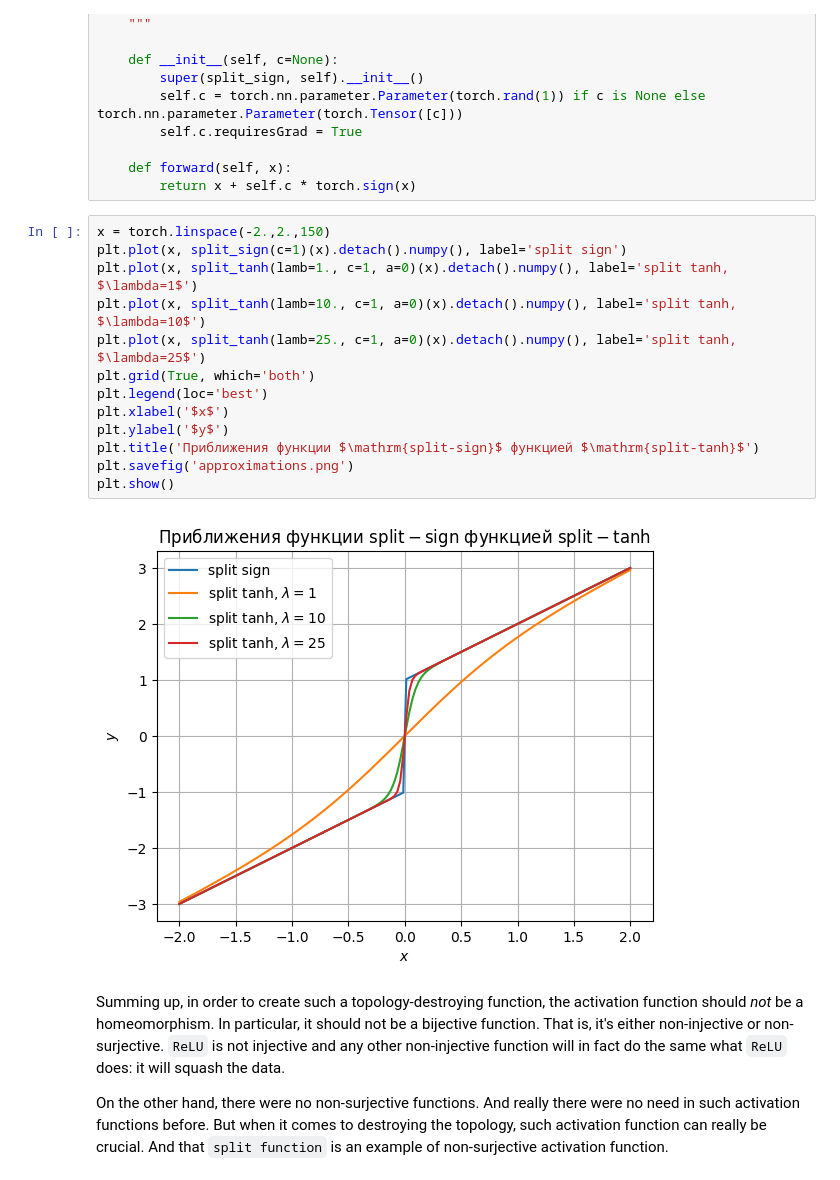
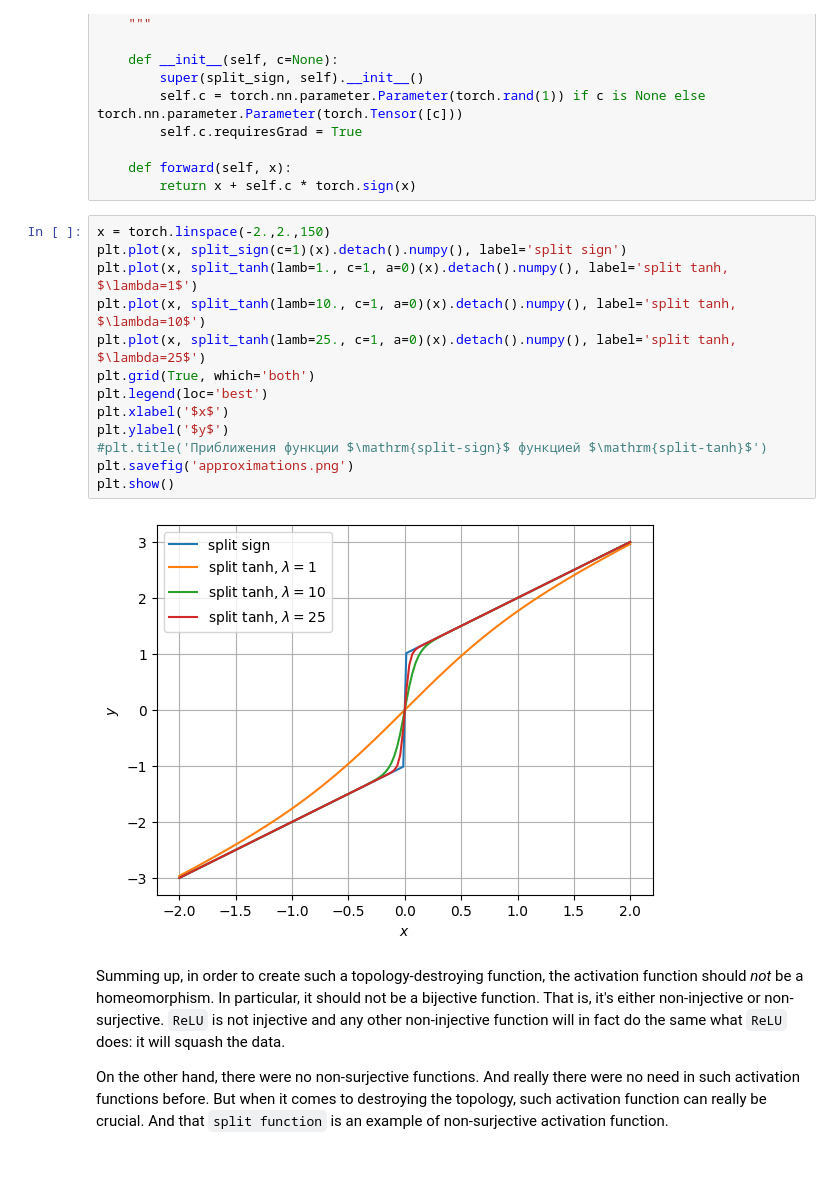
Before and after one commit to Snopoff/Masters-Thesis, a Jupyter notebook: notebooks/activations.ipynb, the cells around one changed output. Cells and saved outputs as stored; diff of their text form.

```diff
--- a/notebooks/activations.ipynb
+++ b/notebooks/activations.ipynb
@@ -81,18 +81,18 @@ class split_sign(nn.Module):
 # %%
 x = torch.linspace(-2.,2.,150)
 plt.plot(x, split_sign(c=1)(x).detach().numpy(), label='split sign')
 plt.plot(x, split_tanh(lamb=1., c=1, a=0)(x).detach().numpy(), label='split tanh, $\lambda=1$')
 plt.plot(x, split_tanh(lamb=10., c=1, a=0)(x).detach().numpy(), label='split tanh, $\lambda=10$')
 plt.plot(x, split_tanh(lamb=25., c=1, a=0)(x).detach().numpy(), label='split tanh, $\lambda=25$')
 plt.grid(True, which='both')
 plt.legend(loc='best')
 plt.xlabel('$x$')
 plt.ylabel('$y$')
-plt.title('Приближения функции $\mathrm{split-sign}$ функцией $\mathrm{split-tanh}$')
+#plt.title('Приближения функции $\mathrm{split-sign}$ функцией $\mathrm{split-tanh}$')
 plt.savefig('approximations.png')
 plt.show()
 # %% [output]
-[figure, old version]
+[figure, new version]
 # %% [markdown]
 Summing up, in order to create such a topology-destroying function, the activation function should _not_ be a homeomorphism. In particular, it should not be a bijective function. That is, it's either non-injective or non-surjective. `ReLU` is not injective and any other non-injective function will in fact do the same what `ReLU` does: it will squash the data.
 
```
Also changed, not shown: parts of 5 cells of this notebook, 6 other files.
